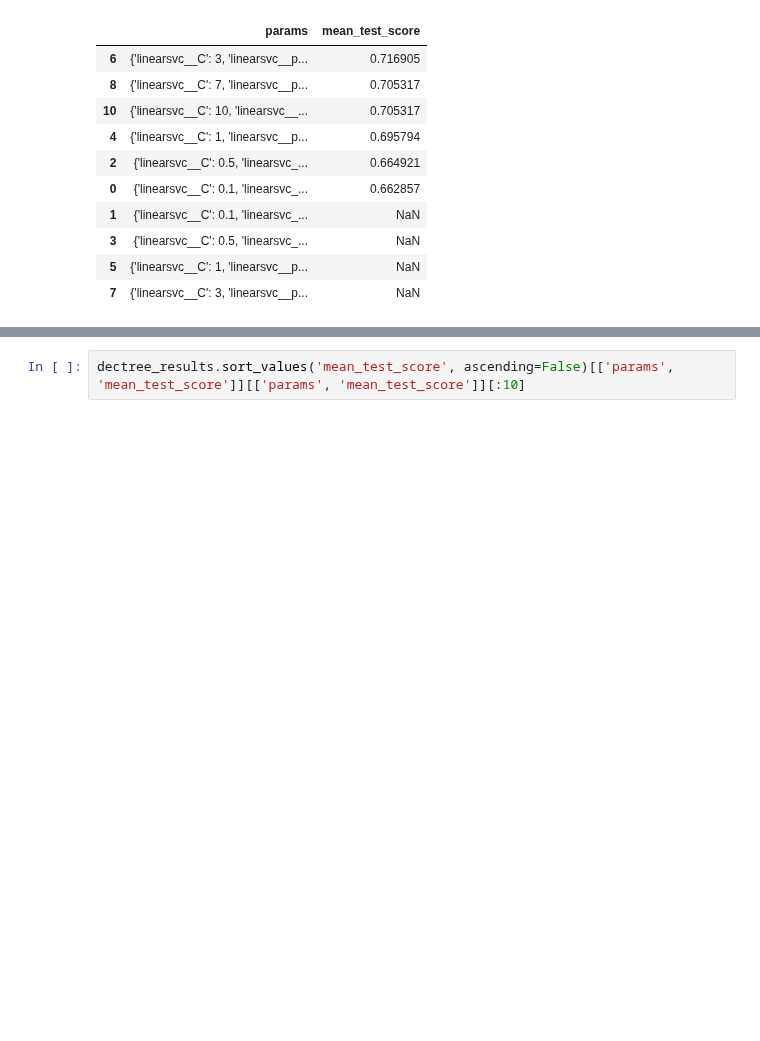
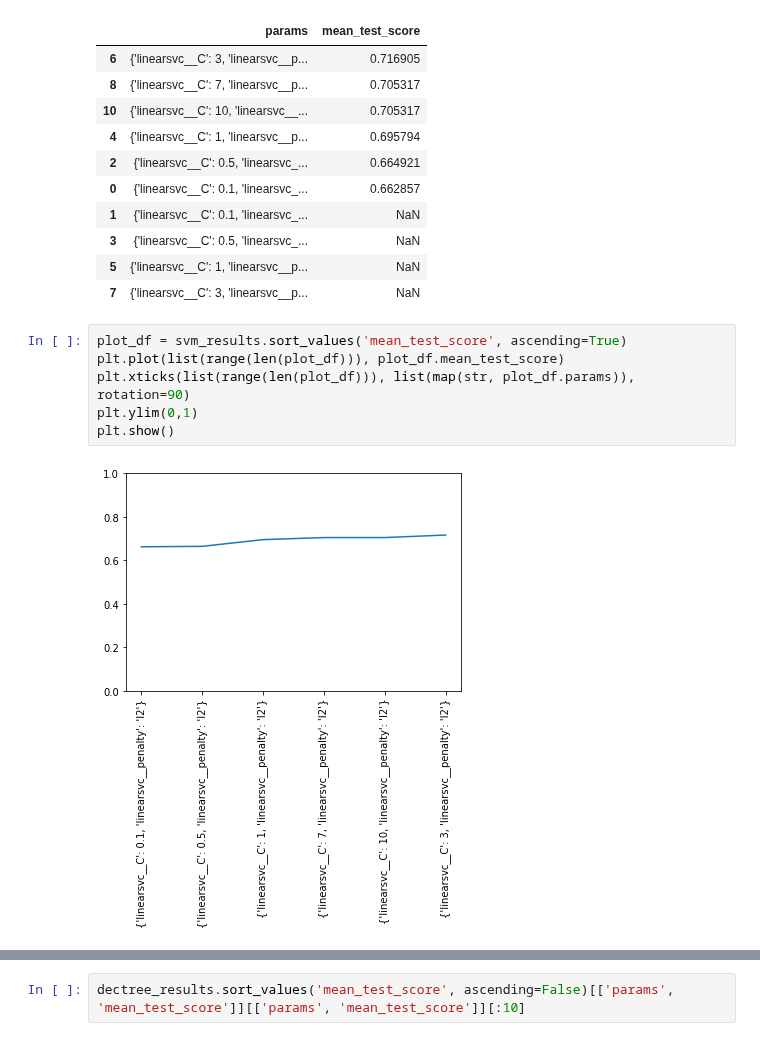
Before and after one commit to LennartKeller/TextklassifikationsProjekt2019, a Jupyter notebook: ReadHyperparamTuningResults.ipynb, the cells around one changed output, grey strips where cells are left out. Cells and saved outputs as stored; diff of their text form; blank space fills up the shorter version.

```diff
--- a/ReadHyperparamTuningResults.ipynb
+++ b/ReadHyperparamTuningResults.ipynb
@@ -42,3 +61,11 @@ svm_results.sort_values('mean_test_score', ascending=False)[['params', 'mean_tes
 | 3 | {'linearsvc__C': 0.5, 'linearsvc_... | NaN |
 | 5 | {'linearsvc__C': 1, 'linearsvc__p... | NaN |
 | 7 | {'linearsvc__C': 3, 'linearsvc__p... | NaN |
+# %%
+plot_df = svm_results.sort_values('mean_test_score', ascending=True)
+plt.plot(list(range(len(plot_df))), plot_df.mean_test_score)
+plt.xticks(list(range(len(plot_df))), list(map(str, plot_df.params)), rotation=90)
+plt.ylim(0,1)
+plt.show()
+# %% [output]
+[figure, added]
```
Also changed, not shown: parts of 12 cells of this notebook.
